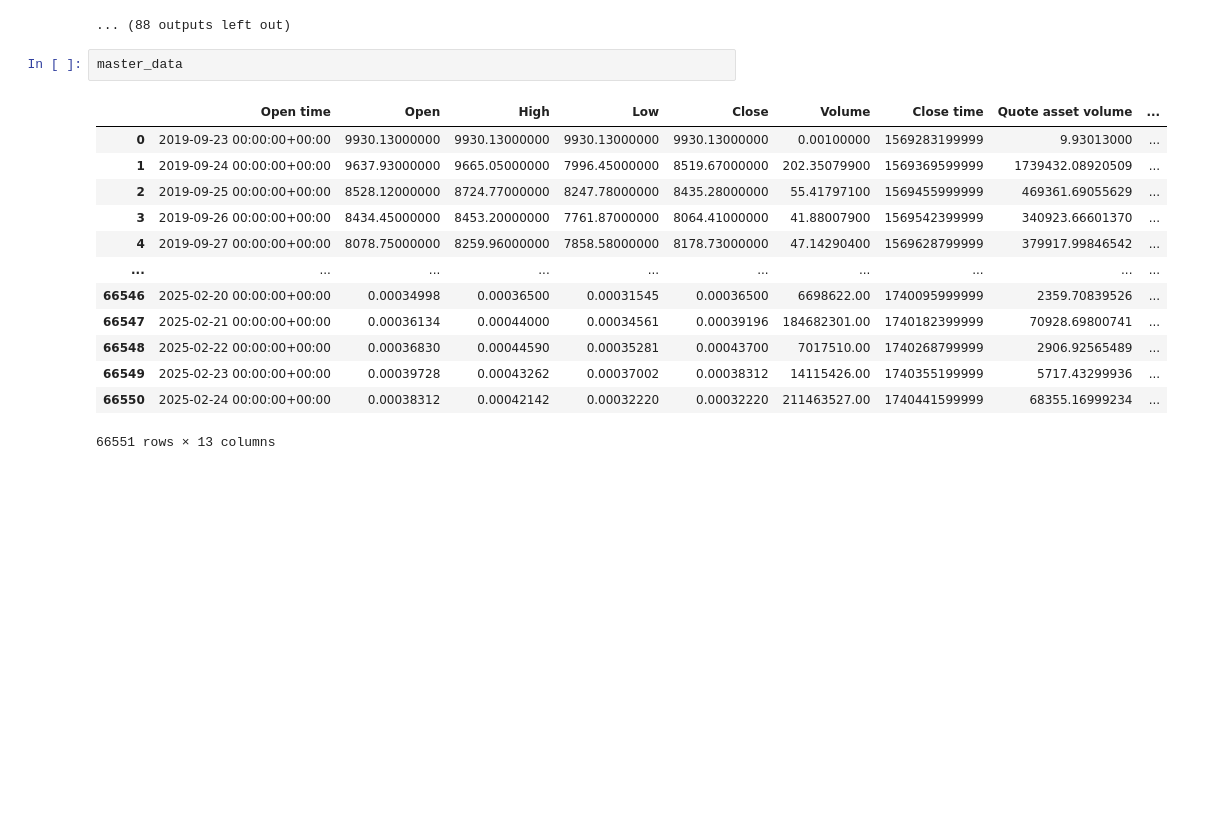
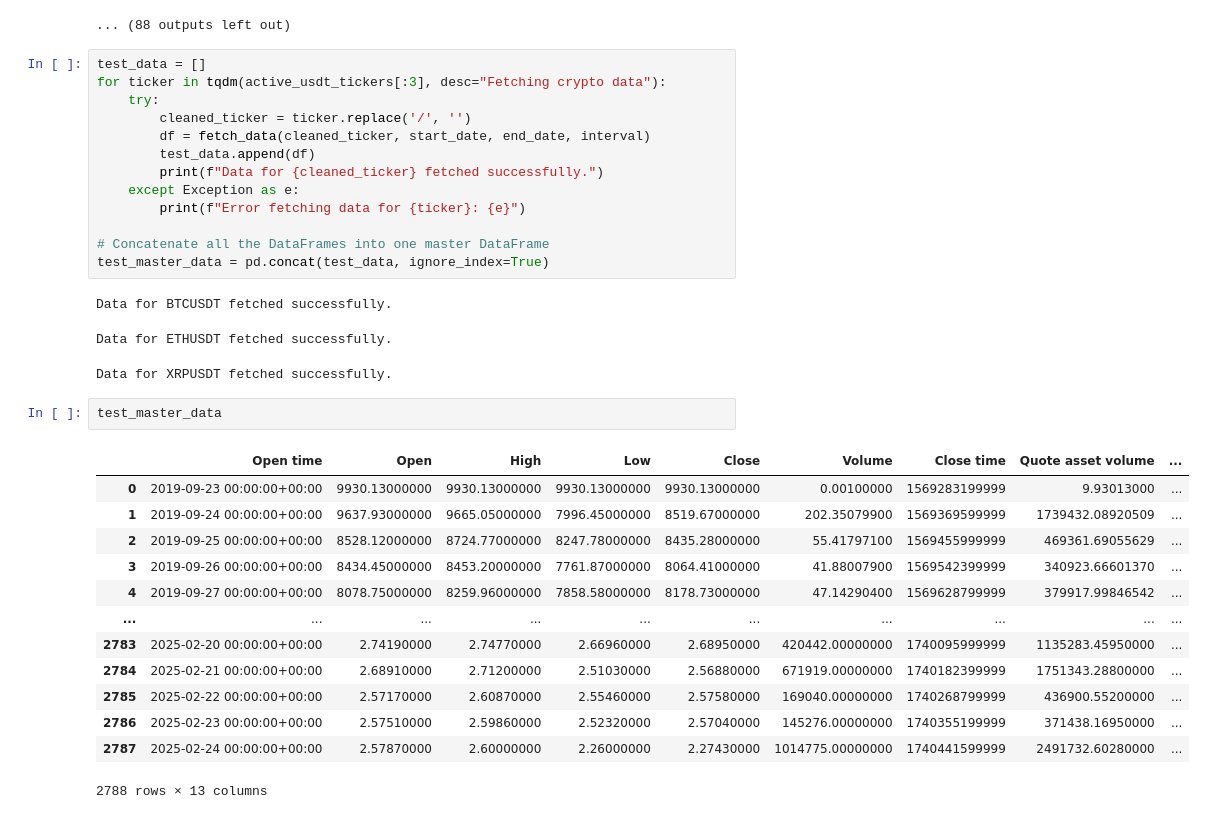
Before and after one commit to andrewpark19/QTS_Final_Project, a Jupyter notebook: notebooks/data_exploration_binance.ipynb, the cells around one changed output. Saved outputs shown, nothing was run; the diff lists cells and outputs as text; blank space fills up the shorter version.

```diff
--- a/notebooks/data_exploration.ipynb
+++ b/notebooks/data_exploration_binance.ipynb
@@ -187,19 +187,36 @@ Data for XLMUSDT fetched successfully.
 Data for ZRXUSDT fetched successfully.
 Data for DOGEUSDT fetched successfully.
 ... (88 outputs left out)
-# %%
-master_data
-# %% [output]
-|  | Open time | Open | High | Low | Close | Volume | Close time | Quote asset volume | ... |
-| 0 | 2019-09-23 00:00:00+00:00 | 9930.13000000 | 9930.13000000 | 9930.13000000 | 9930.13000000 | 0.00100000 | 1569283199999 | 9.93013000 | ... |
-| 1 | 2019-09-24 00:00:00+00:00 | 9637.93000000 | 9665.05000000 | 7996.45000000 | 8519.67000000 | 202.35079900 | 1569369599999 | 1739432.08920509 | ... |
-| 2 | 2019-09-25 00:00:00+00:00 | 8528.12000000 | 8724.77000000 | 8247.78000000 | 8435.28000000 | 55.41797100 | 1569455999999 | 469361.69055629 | ... |
-| 3 | 2019-09-26 00:00:00+00:00 | 8434.45000000 | 8453.20000000 | 7761.87000000 | 8064.41000000 | 41.88007900 | 1569542399999 | 340923.66601370 | ... |
-| 4 | 2019-09-27 00:00:00+00:00 | 8078.75000000 | 8259.96000000 | 7858.58000000 | 8178.73000000 | 47.14290400 | 1569628799999 | 379917.99846542 | ... |
-| ... | ... | ... | ... | ... | ... | ... | ... | ... | ... |
-| 66546 | 2025-02-20 00:00:00+00:00 | 0.00034998 | 0.00036500 | 0.00031545 | 0.00036500 | 6698622.00 | 1740095999999 | 2359.70839526 | ... |
-| 66547 | 2025-02-21 00:00:00+00:00 | 0.00036134 | 0.00044000 | 0.00034561 | 0.00039196 | 184682301.00 | 1740182399999 | 70928.69800741 | ... |
-| 66548 | 2025-02-22 00:00:00+00:00 | 0.00036830 | 0.00044590 | 0.00035281 | 0.00043700 | 7017510.00 | 1740268799999 | 2906.92565489 | ... |
-| 66549 | 2025-02-23 00:00:00+00:00 | 0.00039728 | 0.00043262 | 0.00037002 | 0.00038312 | 14115426.00 | 1740355199999 | 5717.43299936 | ... |
-| 66550 | 2025-02-24 00:00:00+00:00 | 0.00038312 | 0.00042142 | 0.00032220 | 0.00032220 | 211463527.00 | 1740441599999 | 68355.16999234 | ... |
-66551 rows × 13 columns
+# %%
+test_data = []
+for ticker in tqdm(active_usdt_tickers[:3], desc="Fetching crypto data"):
+    try:
+        cleaned_ticker = ticker.replace('/', '')
+        df = fetch_data(cleaned_ticker, start_date, end_date, interval)
+        test_data.append(df)
+        print(f"Data for {cleaned_ticker} fetched successfully.")
+    except Exception as e:
+        print(f"Error fetching data for {ticker}: {e}")
+
+# Concatenate all the DataFrames into one master DataFrame
+test_master_data = pd.concat(test_data, ignore_index=True)
+# %% [output]
+Data for BTCUSDT fetched successfully.
+Data for ETHUSDT fetched successfully.
+Data for XRPUSDT fetched successfully.
+# %%
+test_master_data
+# %% [output]
+|  | Open time | Open | High | Low | Close | Volume | Close time | Quote asset volume | ... |
+| 0 | 2019-09-23 00:00:00+00:00 | 9930.13000000 | 9930.13000000 | 9930.13000000 | 9930.13000000 | 0.00100000 | 1569283199999 | 9.93013000 | ... |
+| 1 | 2019-09-24 00:00:00+00:00 | 9637.93000000 | 9665.05000000 | 7996.45000000 | 8519.67000000 | 202.35079900 | 1569369599999 | 1739432.08920509 | ... |
+| 2 | 2019-09-25 00:00:00+00:00 | 8528.12000000 | 8724.77000000 | 8247.78000000 | 8435.28000000 | 55.41797100 | 1569455999999 | 469361.69055629 | ... |
+| 3 | 2019-09-26 00:00:00+00:00 | 8434.45000000 | 8453.20000000 | 7761.87000000 | 8064.41000000 | 41.88007900 | 1569542399999 | 340923.66601370 | ... |
+| 4 | 2019-09-27 00:00:00+00:00 | 8078.75000000 | 8259.96000000 | 7858.58000000 | 8178.73000000 | 47.14290400 | 1569628799999 | 379917.99846542 | ... |
+| ... | ... | ... | ... | ... | ... | ... | ... | ... | ... |
+| 2783 | 2025-02-20 00:00:00+00:00 | 2.74190000 | 2.74770000 | 2.66960000 | 2.68950000 | 420442.00000000 | 1740095999999 | 1135283.45950000 | ... |
+| 2784 | 2025-02-21 00:00:00+00:00 | 2.68910000 | 2.71200000 | 2.51030000 | 2.56880000 | 671919.00000000 | 1740182399999 | 1751343.28800000 | ... |
+| 2785 | 2025-02-22 00:00:00+00:00 | 2.57170000 | 2.60870000 | 2.55460000 | 2.57580000 | 169040.00000000 | 1740268799999 | 436900.55200000 | ... |
+| 2786 | 2025-02-23 00:00:00+00:00 | 2.57510000 | 2.59860000 | 2.52320000 | 2.57040000 | 145276.00000000 | 1740355199999 | 371438.16950000 | ... |
+| 2787 | 2025-02-24 00:00:00+00:00 | 2.57870000 | 2.60000000 | 2.26000000 | 2.27430000 | 1014775.00000000 | 1740441599999 | 2491732.60280000 | ... |
+2788 rows × 13 columns
```
Also changed, not shown: 5 other files.
